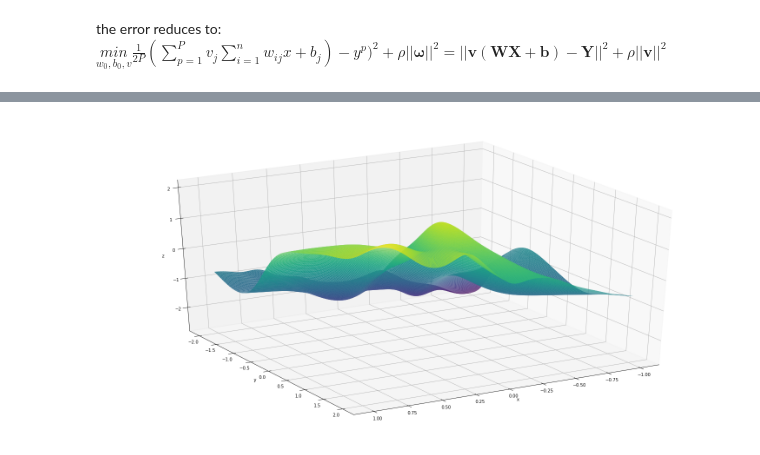
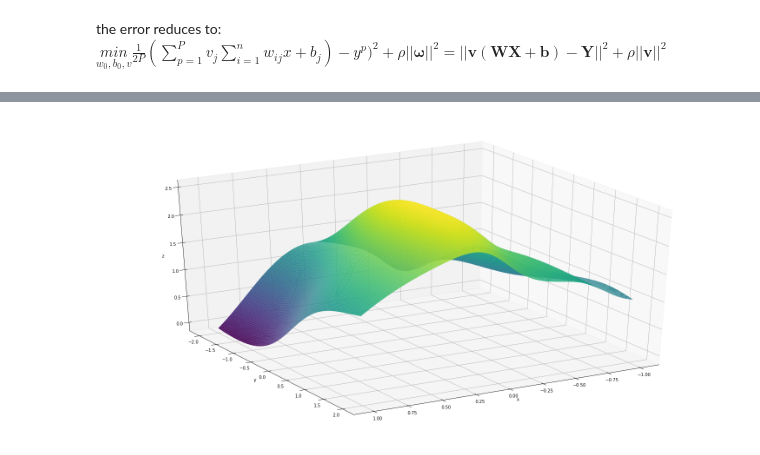
Before and after one commit to giorgiozannini/omml-homework-2, a Jupyter notebook: mlp.ipynb, the cells around one changed output, grey strips where cells are left out. Cells and saved outputs as stored; diff of their text form; code cells hidden in the pictures.

Commit message:
more plotting, mlp still fucking bad as fuck

```diff
--- a/mlp.ipynb
+++ b/mlp.ipynb
@@ -221,7 +221,7 @@ class ShallowNeuralNetwork:
         self.y = y
         self.N = N
         np.random.seed(seed)
-        self.w = np.random.uniform(-1,1,(self.N, self.X.shape[0]))
+        self.w = np.random.uniform(-0.5,0.5,(self.N, self.X.shape[0]))
         self.b = np.random.uniform(-0.5,0.5,(self.N,1))
         self.v = np.random.uniform(-0.5,0.5,(1, self.N))
         self.output = np.zeros(y.shape[0])
@@ -368,29 +383,29 @@ training...
 # %%
 def plot(nn):
 
     # creates 3d space
     fig = plt.figure(figsize = [20,10])
     ax = Axes3D(fig)
 
     # grid of the support of the estimated function
     x1 = np.linspace(-2, 2, 200)
     x2 = np.linspace(-1, 1, 200)
     X2, X1 = np.meshgrid(x1, x2)
 
     # predictions on the given support
     Y = np.array([nn.predict(np.array([x1[i], x2[k]]).reshape(2,1),
                              nn.w, nn.b, nn.v) for i in range(200) for k in range(200)])
     Y = Y.ravel().reshape(200,200)
 
     # plotting
     ax.plot_surface(X1, X2, Y, rstride=1, cstride=1,cmap='viridis', edgecolor='none')
     ax.set_xlabel('x')
     ax.set_ylabel('y')
     ax.set_zlabel('z')
     ax.view_init(30, 60)
     plt.show()
 
-nn = Mlp_el(X_train, y_train, N = 50, sigma = 5, rho = 10e-5, seed = opt_seed)
+nn = Mlp_el(X_train, y_train, N = 30, sigma = 5, rho = 10e-5, seed = opt_seed)
 plot(nn)
 # %% [output]
-[figure, old version]
+[figure, new version]
```
Also changed, not shown: parts of 3 cells of this notebook.
